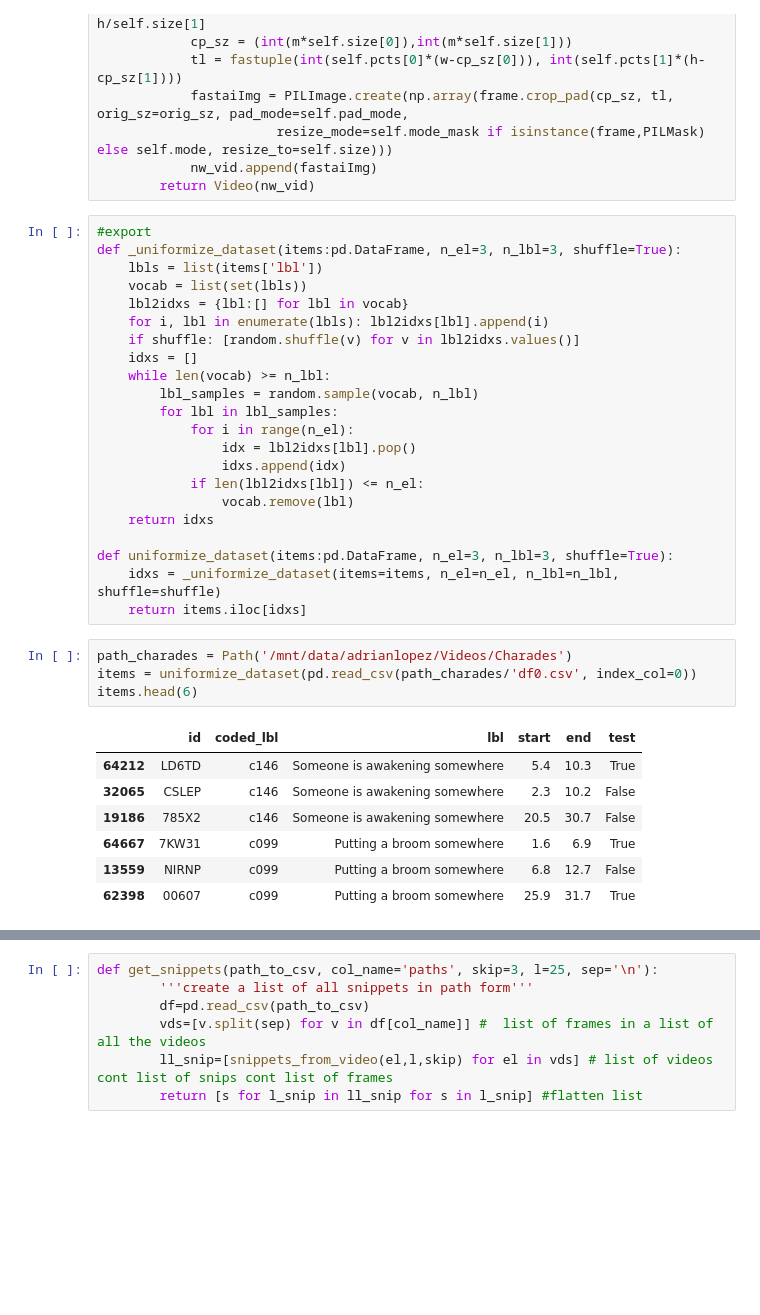
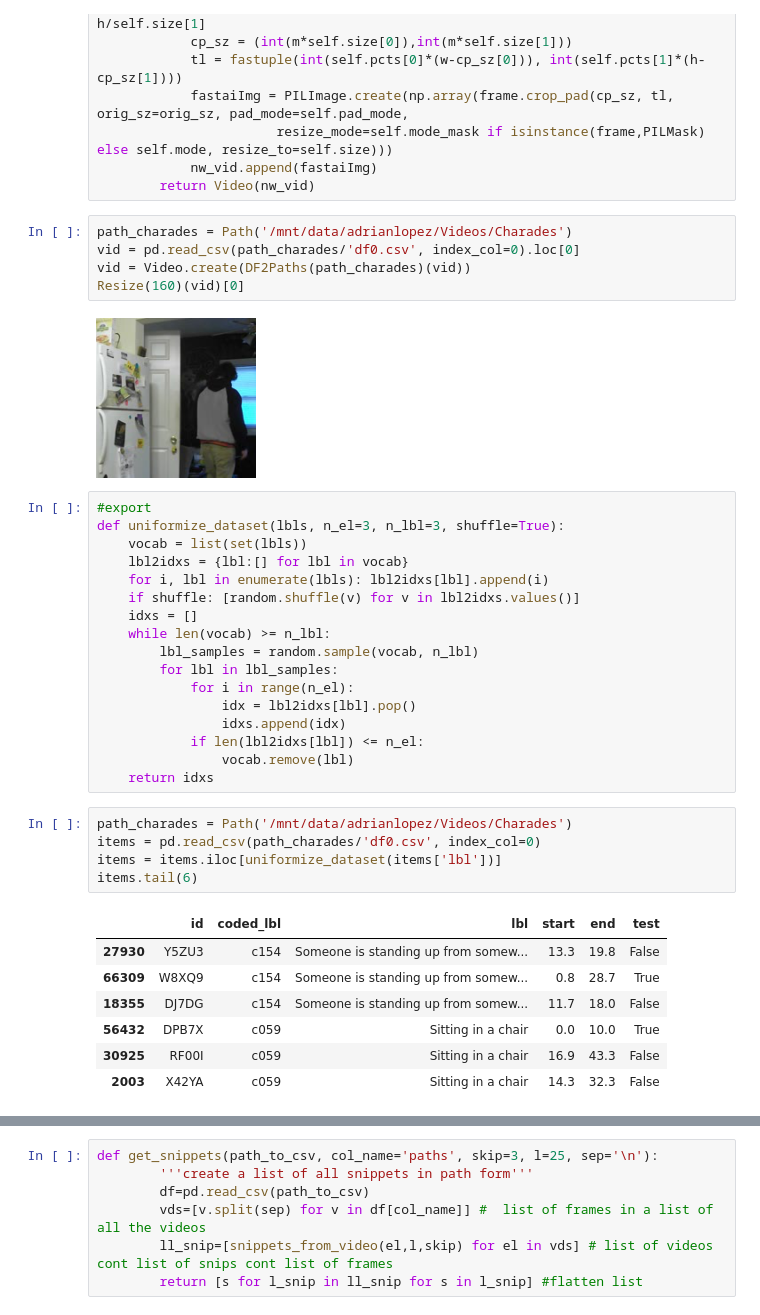
Before and after one commit to ThesisSlayers/thesis, a Jupyter notebook: 03_video_block.ipynb, the cells around one changed output, grey strips where cells are left out. Drawn from its saved outputs; the diff is of its cells as text; blank space fills up the shorter version.

```diff
--- a/03_video_block.ipynb
+++ b/03_video_block.ipynb
@@ -76,10 +119,16 @@ def encodes(self, video:Video):
                        resize_mode=self.mode_mask if isinstance(frame,PILMask) else self.mode, resize_to=self.size)))
             nw_vid.append(fastaiImg)
         return Video(nw_vid)
+# %%
+path_charades = Path('/mnt/data/adrianlopez/Videos/Charades')
+vid = pd.read_csv(path_charades/'df0.csv', index_col=0).loc[0]
+vid = Video.create(DF2Paths(path_charades)(vid))
+Resize(160)(vid)[0]
+# %% [output]
+[figure, added]
 # %%
 #export
-def _uniformize_dataset(items:pd.DataFrame, n_el=3, n_lbl=3, shuffle=True):
-    lbls = list(items['lbl'])
+def uniformize_dataset(lbls, n_el=3, n_lbl=3, shuffle=True):
     vocab = list(set(lbls))
     lbl2idxs = {lbl:[] for lbl in vocab}
     for i, lbl in enumerate(lbls): lbl2idxs[lbl].append(i)
@@ -94,22 +143,19 @@ def _uniformize_dataset(items:pd.DataFrame, n_el=3, n_lbl=3, shuffle=True):
             if len(lbl2idxs[lbl]) <= n_el:
                 vocab.remove(lbl)
     return idxs
-
-def uniformize_dataset(items:pd.DataFrame, n_el=3, n_lbl=3, shuffle=True):
-    idxs = _uniformize_dataset(items=items, n_el=n_el, n_lbl=n_lbl, shuffle=shuffle)
-    return items.iloc[idxs]
 # %%
 path_charades = Path('/mnt/data/adrianlopez/Videos/Charades')
-items = uniformize_dataset(pd.read_csv(path_charades/'df0.csv', index_col=0))
-items.head(6)
+items = pd.read_csv(path_charades/'df0.csv', index_col=0)
+items = items.iloc[uniformize_dataset(items['lbl'])]
+items.tail(6)
 # %% [output]
 |  | id | coded_lbl | lbl | start | end | test |
-| 64212 | LD6TD | c146 | Someone is awakening somewhere | 5.4 | 10.3 | True |
-| 32065 | CSLEP | c146 | Someone is awakening somewhere | 2.3 | 10.2 | False |
-| 19186 | 785X2 | c146 | Someone is awakening somewhere | 20.5 | 30.7 | False |
-| 64667 | 7KW31 | c099 | Putting a broom somewhere | 1.6 | 6.9 | True |
-| 13559 | NIRNP | c099 | Putting a broom somewhere | 6.8 | 12.7 | False |
-| 62398 | 00607 | c099 | Putting a broom somewhere | 25.9 | 31.7 | True |
+| 27930 | Y5ZU3 | c154 | Someone is standing up from somew... | 13.3 | 19.8 | False |
+| 66309 | W8XQ9 | c154 | Someone is standing up from somew... | 0.8 | 28.7 | True |
+| 18355 | DJ7DG | c154 | Someone is standing up from somew... | 11.7 | 18.0 | False |
+| 56432 | DPB7X | c059 | Sitting in a chair | 0.0 | 10.0 | True |
+| 30925 | RF00I | c059 | Sitting in a chair | 16.9 | 43.3 | False |
+| 2003 | X42YA | c059 | Sitting in a chair | 14.3 | 32.3 | False |
 # %%
 #export
 class UniformizedShuffle():
```
Also changed, not shown: parts of 7 cells of this notebook, 7 other files.
